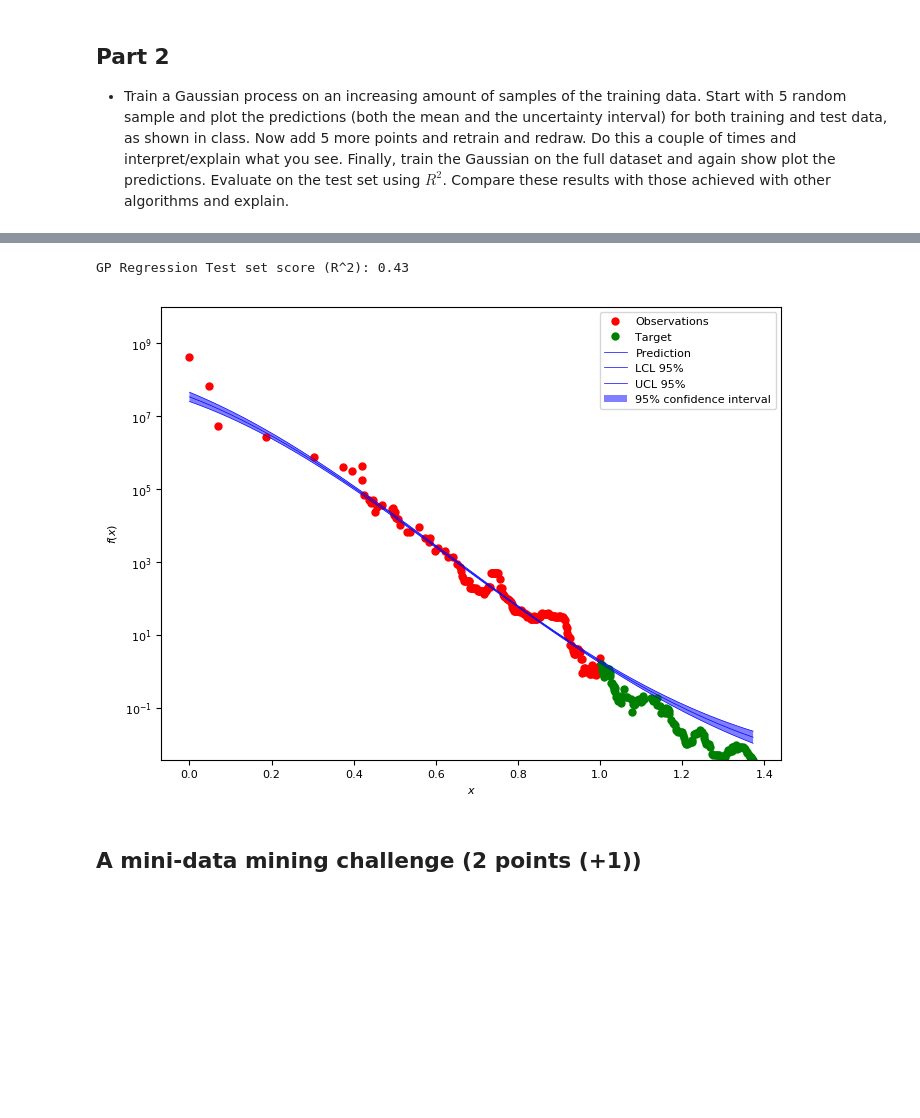
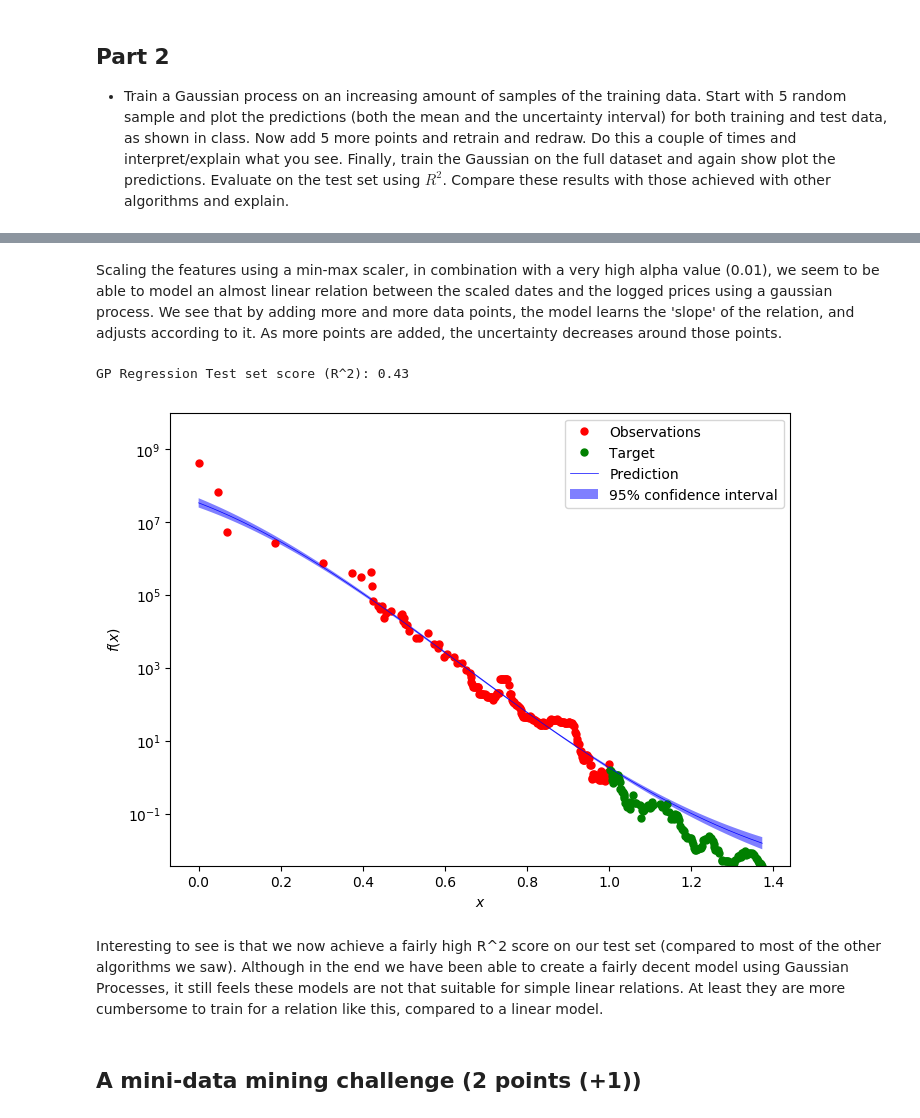
Before and after one commit to mcpeer/mla2, a Jupyter notebook: Assignment 2_peer.ipynb, the cells around one changed output, grey strips where cells are left out. Cells and saved outputs as stored; diff of their text form; code cells hidden in the pictures; blank space fills up the shorter version.

```diff
--- a/Assignment 2_peer.ipynb
+++ b/Assignment 2_peer.ipynb
@@ -370,3 +455,5 @@ Random draw will likely include mostly datapoints from 1985 to 2000 since there
+# %% [markdown]
+Scaling the features using a min-max scaler, in combination with a very high alpha value (0.01), we seem to be able to model an almost linear relation between the scaled dates and the logged prices using a gaussian process. We see that by adding more and more data points, the model learns the 'slope' of the relation, and adjusts according to it. As more points are added, the uncertainty decreases around those points.
 # %%
 # preprocessing using 0-1 scaling
 from sklearn.preprocessing import MinMaxScaler
@@ -402,38 +489,36 @@ X_test_scaled = scaler.transform(X_test)
 x = np.atleast_2d(np.linspace(0,  max(X_test_scaled), 1000)).T
 
 #alpha 1e-10 default
 gp = GaussianProcessRegressor(alpha=0.1, n_restarts_optimizer=9).fit(X_train_scaled, y_train)
 
 # Make the prediction on the meshed x-axis (ask for MSE as well)
 y_pred, sigma = gp.predict(x, return_std=True)
 
 y_pred_lower = y_pred-1.9600*sigma
 y_pred_upper = y_pred+1.9600*sigma
 
 # Plot the function, the prediction and the 95% confidence interval based on
 # the MSE
 fig = plt.figure(figsize=(8,6))
 plt.semilogy(X_train_scaled, np.exp(y_train), 'r.', markersize=10, label=u'Observations')
 plt.semilogy(X_test_scaled, np.exp(y_test), 'g.', markersize=10, label=u'Target')
 plt.semilogy(x, np.exp(y_pred), 'b-', label=u'Prediction')
-plt.semilogy(x, np.exp(y_pred_lower), 'b-', label=u'LCL 95%')
-plt.semilogy(x, np.exp(y_pred_upper), 'b-', label=u'UCL 95%')
-
-
 plt.fill(np.concatenate([x, x[::-1]]),
          np.concatenate([np.exp(y_pred - 1.9600 * sigma),
                         (np.exp(y_pred + 1.9600 * sigma))[::-1]]),
          alpha=.5, fc='b', ec='None', label='95% confidence interval')
 plt.xlabel('$x$')
 plt.ylabel('$f(x)$')
 plt.ylim(0,10000000000)
 plt.legend(loc='upper right')
 
 # use log_target for scoring.
 print("GP Regression Test set score (R^2): {:.2f}".format(gp.score(X_test_scaled, y_test)))
 # %% [output]
 GP Regression Test set score (R^2): 0.43
-[figure, old version]
+[figure, new version]
+# %% [markdown]
+Interesting to see is that we now achieve a fairly high R^2 score on our test set (compared to most of the other algorithms we saw). Although in the end we have been able to create a fairly decent model using Gaussian Processes, it still feels these models are not that suitable for simple linear relations. At least they are more cumbersome to train for a relation like this, compared to a linear model.
 # %% [markdown]
 ## A mini-data mining challenge (2 points (+1))
 # %% [markdown]
```
Also changed, not shown: parts of 35 cells of this notebook.
